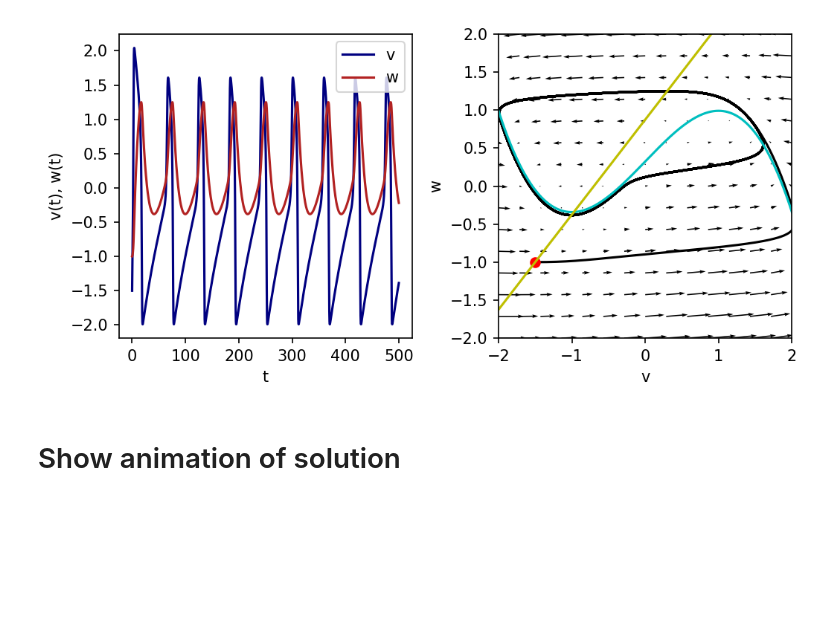
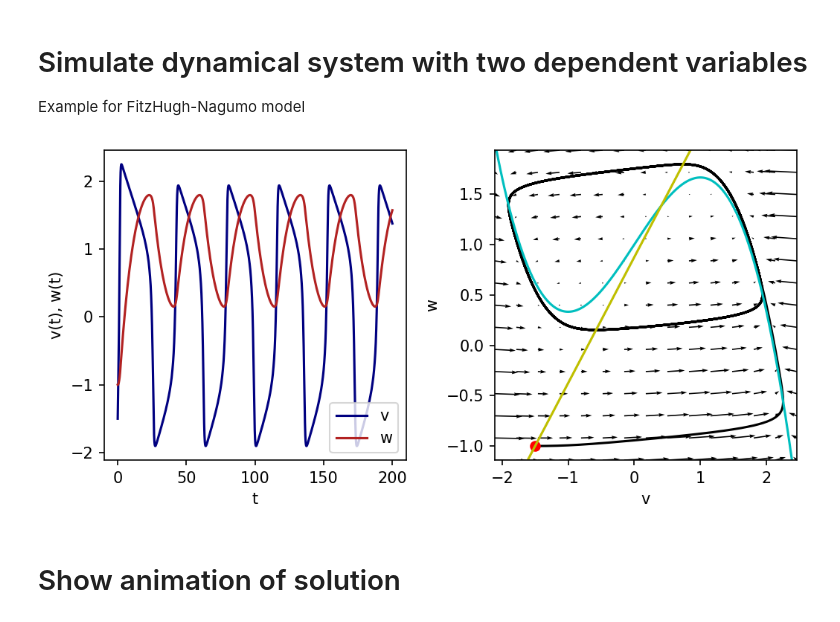
Before and after one commit to F10r1an/ComputationalBiology, a Jupyter notebook: Part 1/run.ipynb, the cells around one changed output. Saved outputs shown, nothing was run; the diff lists cells and outputs as text; code cells hidden in the pictures; blank space fills up the shorter version.

Commit message:
2d systems visualization added

```diff
--- a/Part 1/run.ipynb
+++ b/Part 1/run.ipynb
@@ -1,17 +1,20 @@
+# %% [markdown]
+# Simulate dynamical system with two dependent variables
+Example for FitzHugh-Nagumo model
 # %%
 from AutoSys2D import FitzHugh_Nagumo
 
 
 FHN_std_parameters = {'a': 0.7,
-                  'b': 0.8,
-                  'tau': 12.5,
-                  'r': 0.1,
-                  'i_ext': 3.2418,
+                      'b': 0.8,
+                      'tau': 12.5,
+                      'i': 1.,
 }
-FHN_cell = FitzHugh_Nagumo(x0=-1.5, y0=-1., parameters=FHN_std_parameters, run_time=500, front_end=True)
+
+FHN_cell = FitzHugh_Nagumo(x0=-1.5, y0=-1., parameters=FHN_std_parameters, run_time=200, front_end=True)
 FHN_cell.run()
 # %% [output]
-[figure, old version]
+[figure, new version]
 # %% [markdown]
 # Show animation of solution
 # %%
```
Also changed, not shown: parts of 5 cells of this notebook, 4 other files.
